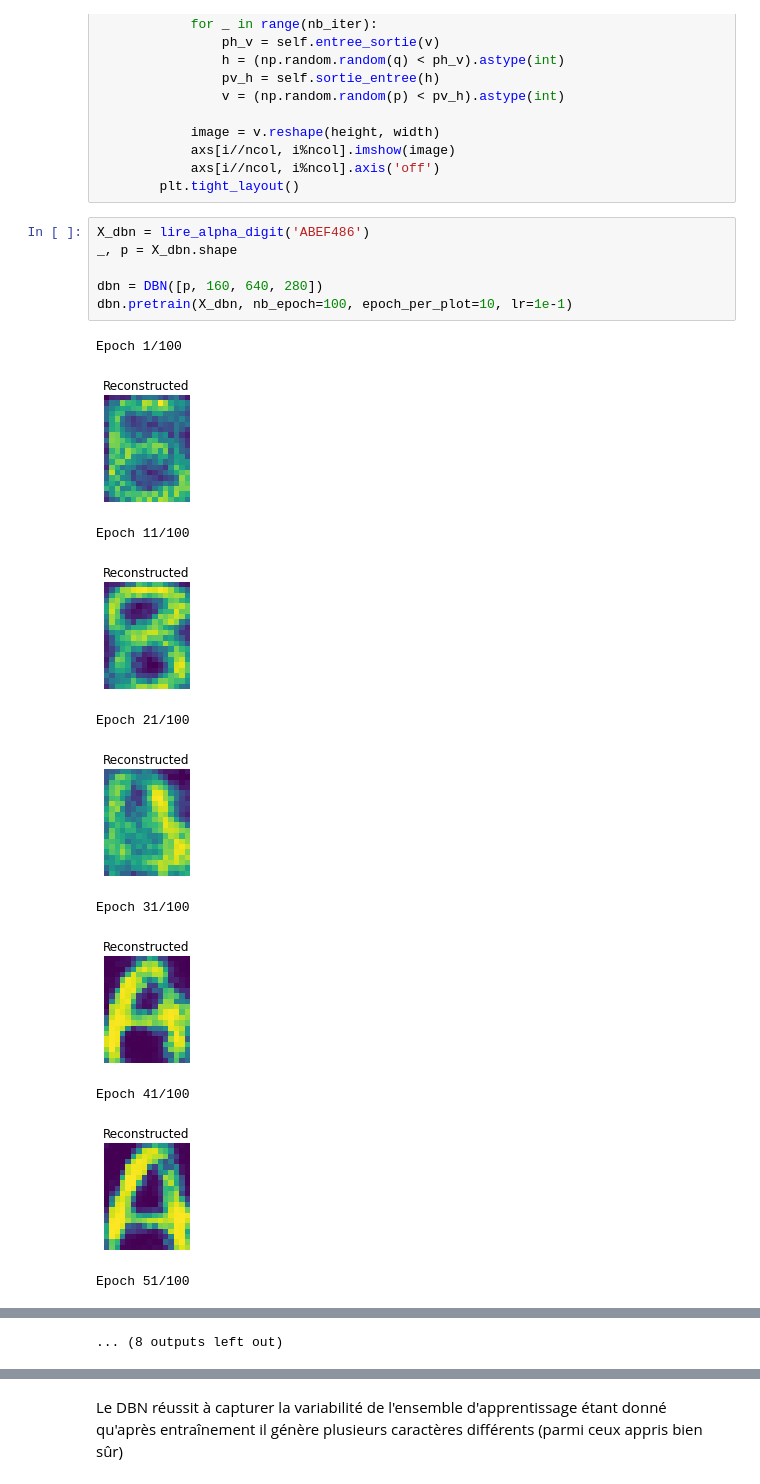
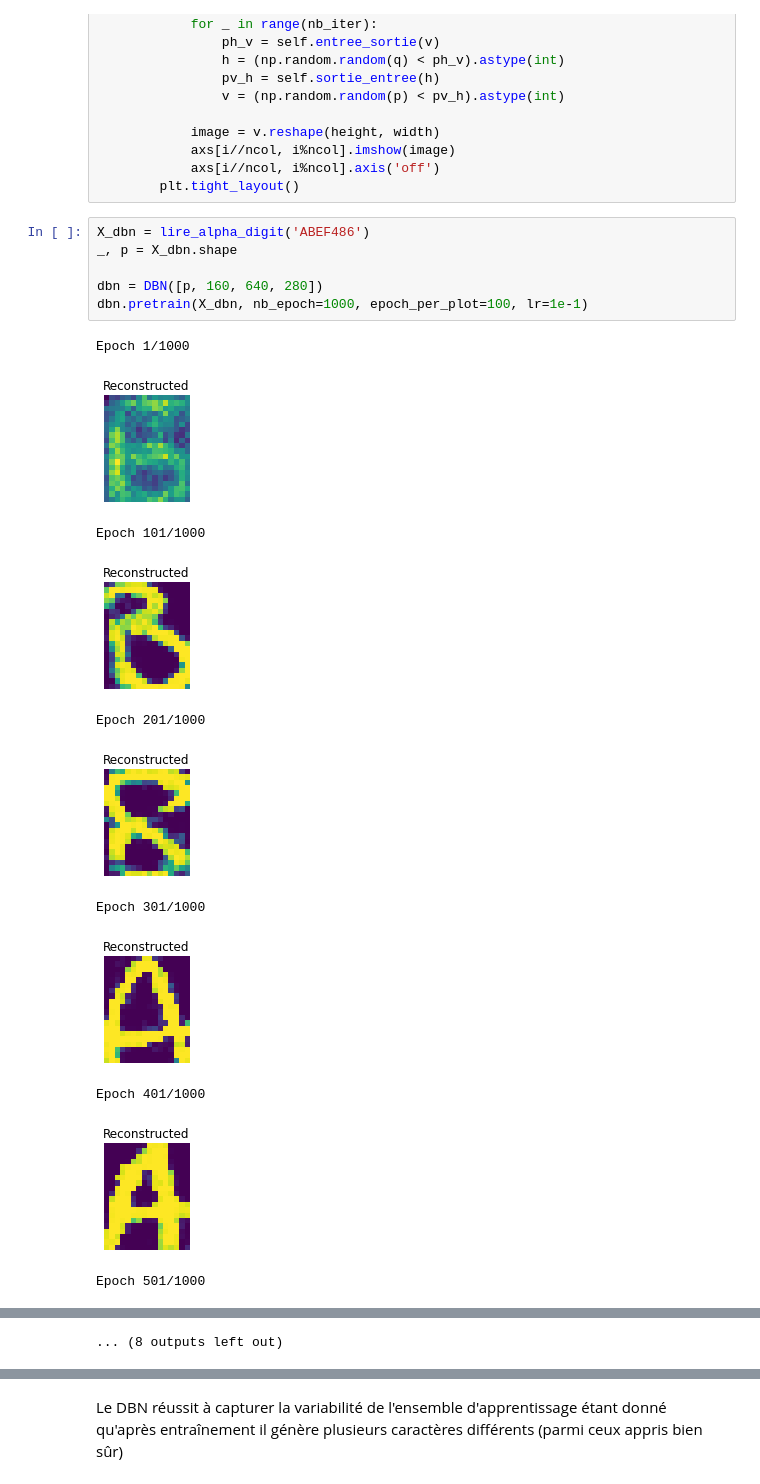
Before and after one commit to wdavys/DNN-dl2, a Jupyter notebook: TP_DNN.ipynb, the cells around one changed output, grey strips where cells are left out. Cells and saved outputs as stored; diff of their text form.

```diff
--- a/TP_DNN.ipynb
+++ b/TP_DNN.ipynb
@@ -466,18 +466,18 @@ class DBN():
 # %%
 X_dbn = lire_alpha_digit('ABEF486')
 _, p = X_dbn.shape
 
 dbn = DBN([p, 160, 640, 280])
-dbn.pretrain(X_dbn, nb_epoch=100, epoch_per_plot=10, lr=1e-1)
+dbn.pretrain(X_dbn, nb_epoch=1000, epoch_per_plot=100, lr=1e-1)
 # %% [output]
-Epoch 1/100
+Epoch 1/1000
-[figure, old version]
+[figure, new version]
-Epoch 11/100
+Epoch 101/1000
-[figure, old version]
+[figure, new version]
-Epoch 21/100
+Epoch 201/1000
-[figure, old version]
+[figure, new version]
-Epoch 31/100
+Epoch 301/1000
-[figure, old version]
+[figure, new version]
-Epoch 41/100
+Epoch 401/1000
-[figure, old version]
+[figure, new version]
-Epoch 51/100
+Epoch 501/1000
```
Also changed, not shown: parts of 21 cells of this notebook.
